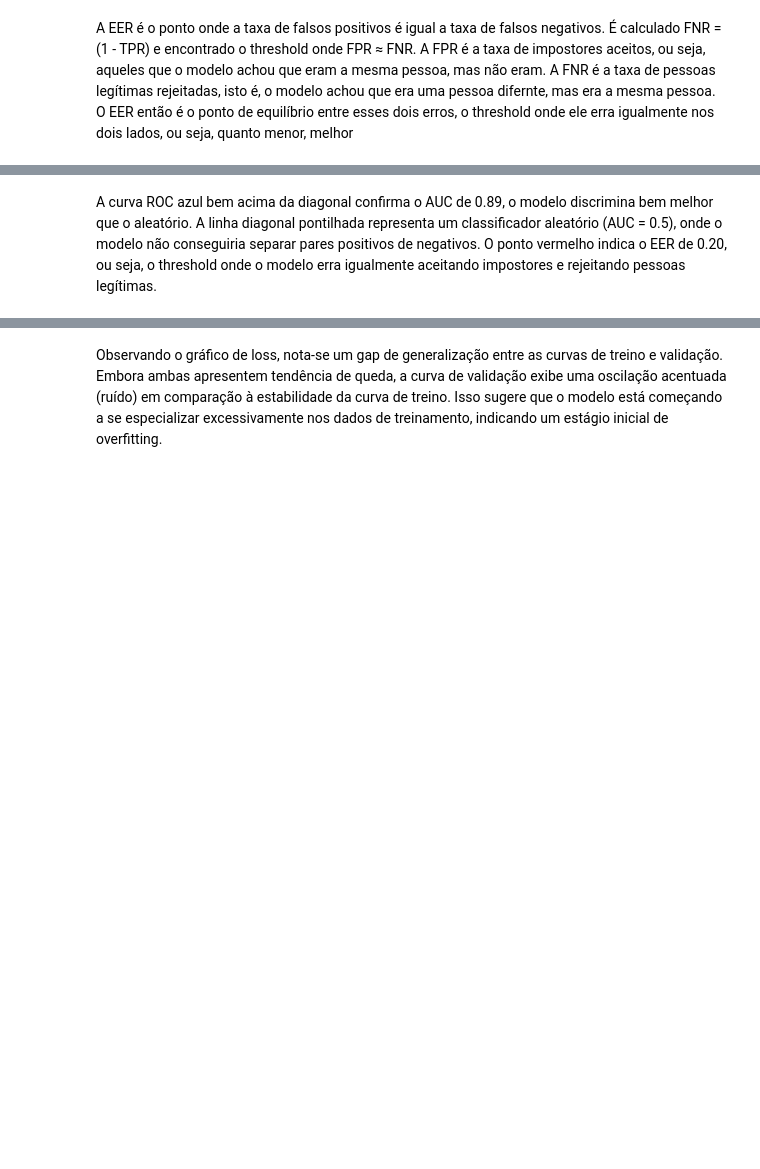
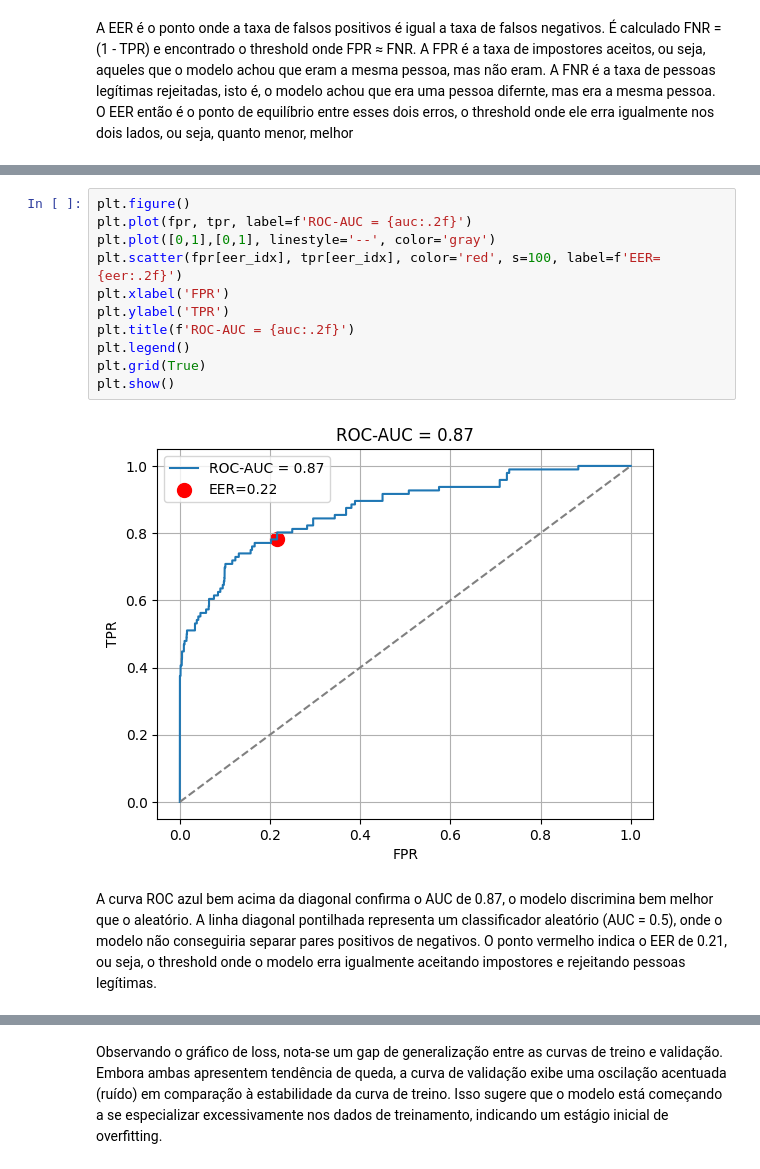
Before and after one commit to Carlos-Vic/face-recognition, a Jupyter notebook: notebook/carlos-oliveira-solution.ipynb, the cells around one changed output, grey strips where cells are left out. Saved outputs shown, nothing was run; the diff lists cells and outputs as text; blank space fills up the shorter version.

```diff
--- a/notebook/carlos-oliveira-solution.ipynb
+++ b/notebook/carlos-oliveira-solution.ipynb
@@ -1228,2 +1178,15 @@ fig.show()
+# %%
+plt.figure()
+plt.plot(fpr, tpr, label=f'ROC-AUC = {auc:.2f}')
+plt.plot([0,1],[0,1], linestyle='--', color='gray')
+plt.scatter(fpr[eer_idx], tpr[eer_idx], color='red', s=100, label=f'EER={eer:.2f}')
+plt.xlabel('FPR')
+plt.ylabel('TPR')
+plt.title(f'ROC-AUC = {auc:.2f}')
+plt.legend()
+plt.grid(True)
+plt.show()
+# %% [output]
+[figure, added]
 # %% [markdown]
-A curva ROC azul bem acima da diagonal confirma o AUC de 0.89, o modelo discrimina bem melhor que o aleatório. A linha diagonal pontilhada representa um classificador aleatório (AUC = 0.5), onde o modelo não conseguiria separar pares positivos de negativos. O ponto vermelho indica o EER de 0.20, ou seja, o threshold onde o modelo erra igualmente aceitando impostores e rejeitando pessoas legítimas.
+A curva ROC azul bem acima da diagonal confirma o AUC de 0.87, o modelo discrimina bem melhor que o aleatório. A linha diagonal pontilhada representa um classificador aleatório (AUC = 0.5), onde o modelo não conseguiria separar pares positivos de negativos. O ponto vermelho indica o EER de 0.21, ou seja, o threshold onde o modelo erra igualmente aceitando impostores e rejeitando pessoas legítimas.
```
Also changed, not shown: parts of 49 cells of this notebook.
